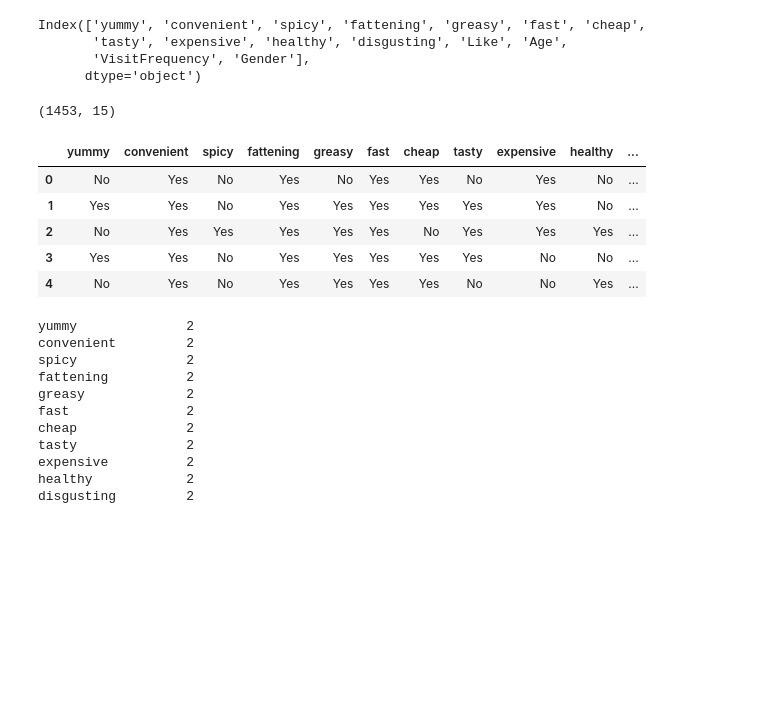
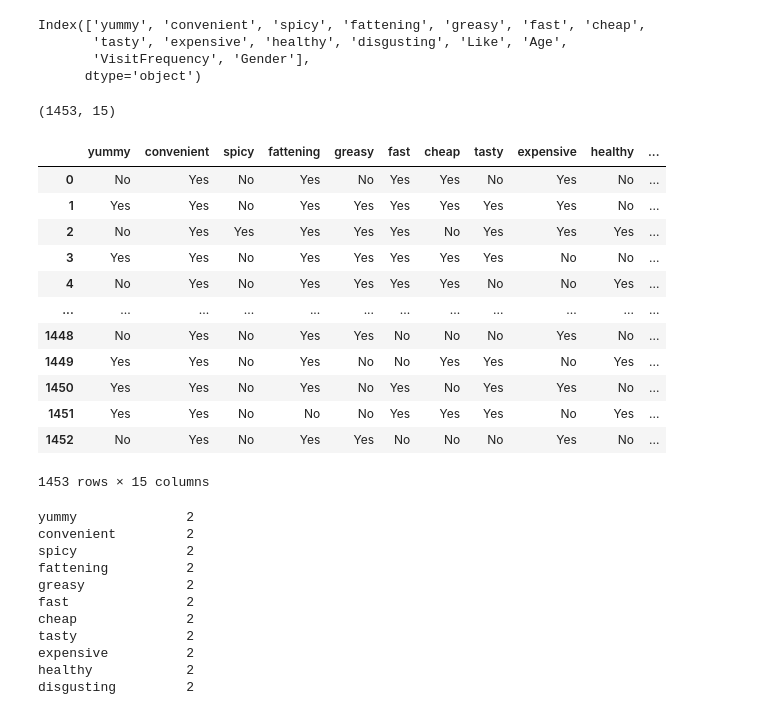
Before and after one commit to a-njan-a/McDonalds-Market-Segmentation, a Jupyter notebook: McDonalds_market_segmentation.ipynb, the cells around one changed output. Cells and saved outputs as stored; diff of their text form; code cells hidden in the pictures; blank space fills up the shorter version.

```diff
--- a/McDonalds_market_segmentation.ipynb
+++ b/McDonalds_market_segmentation.ipynb
@@ -6,22 +8,30 @@ pd.options.mode.chained_assignment = None  # default='warn'
 # %%
 data = pd.read_csv('/content/drive/MyDrive/Projects/Feynn/mcdonalds.csv')
-# %%
-data.columns
-# %% [output]
-Index(['yummy', 'convenient', 'spicy', 'fattening', 'greasy', 'fast', 'cheap',
-       'tasty', 'expensive', 'healthy', 'disgusting', 'Like', 'Age',
-       'VisitFrequency', 'Gender'],
-      dtype='object')
+# %%
+#Data exploration
+data.columns
+# %% [output]
+Index(['yummy', 'convenient', 'spicy', 'fattening', 'greasy', 'fast', 'cheap',
+       'tasty', 'expensive', 'healthy', 'disgusting', 'Like', 'Age',
+       'VisitFrequency', 'Gender'],
+      dtype='object')
 # %%
 data.shape
 # %% [output]
 (1453, 15)
 # %%
-data.head()
+data
 # %% [output]
 |  | yummy | convenient | spicy | fattening | greasy | fast | cheap | tasty | expensive | healthy | ... |
 | 0 | No | Yes | No | Yes | No | Yes | Yes | No | Yes | No | ... |
 | 1 | Yes | Yes | No | Yes | Yes | Yes | Yes | Yes | Yes | No | ... |
 | 2 | No | Yes | Yes | Yes | Yes | Yes | No | Yes | Yes | Yes | ... |
 | 3 | Yes | Yes | No | Yes | Yes | Yes | Yes | Yes | No | No | ... |
 | 4 | No | Yes | No | Yes | Yes | Yes | Yes | No | No | Yes | ... |
+| ... | ... | ... | ... | ... | ... | ... | ... | ... | ... | ... | ... |
+| 1448 | No | Yes | No | Yes | Yes | No | No | No | Yes | No | ... |
+| 1449 | Yes | Yes | No | Yes | No | No | Yes | Yes | No | Yes | ... |
+| 1450 | Yes | Yes | No | Yes | No | Yes | No | Yes | Yes | No | ... |
+| 1451 | Yes | Yes | No | No | No | Yes | Yes | Yes | No | Yes | ... |
+| 1452 | No | Yes | No | Yes | Yes | No | No | No | Yes | No | ... |
+1453 rows × 15 columns
```
Also changed, not shown: parts of 12 cells of this notebook.
